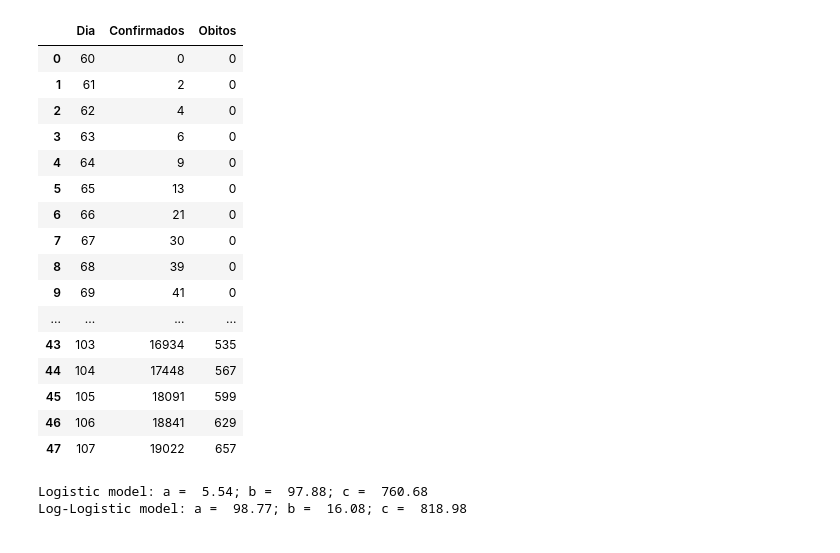
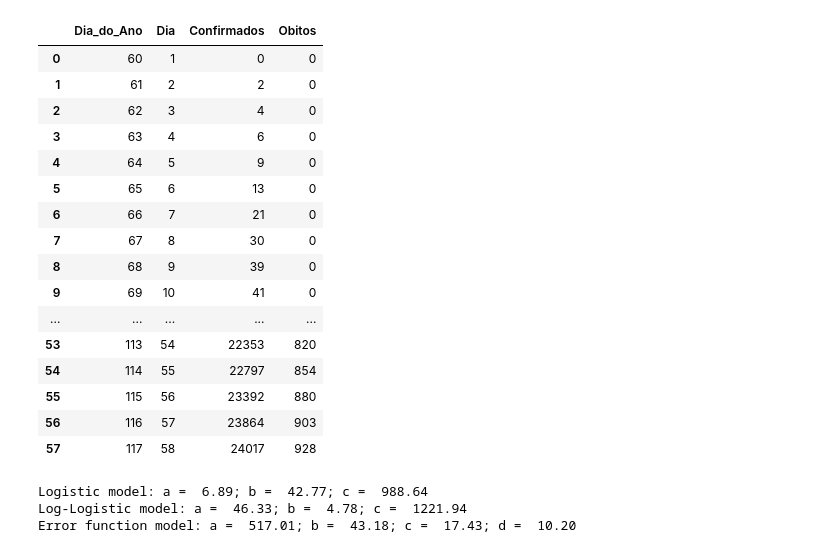
Before and after one commit to Miguel-Salgado/covid-19, a Jupyter notebook: covid-19-portugal_obitos.ipynb, the cells around one changed output. Cells and saved outputs as stored; diff of their text form; code cells hidden in the pictures.

```diff
--- a/covid-19-portugal_obitos.ipynb
+++ b/covid-19-portugal_obitos.ipynb
@@ -11,26 +12,26 @@ import matplotlib.pyplot as plt
 # %%
 # faz a leitura do ficheiro de dados localizado no github
 
 url = 'https://raw.githubusercontent.com/Miguel-Salgado/covid-19/master/obitos-e-casos-confirmados-de-cov.csv'
 df = pd.read_csv(url,error_bad_lines=False)
-# df = df[(df.T != 0).all()]
-df.head(50)
+#df = df[(df.T != 0).all()]
+df.head(60)
 # %% [output]
-|  | Dia | Confirmados | Obitos |
-| 0 | 60 | 0 | 0 |
-| 1 | 61 | 2 | 0 |
-| 2 | 62 | 4 | 0 |
-| 3 | 63 | 6 | 0 |
-| 4 | 64 | 9 | 0 |
-| 5 | 65 | 13 | 0 |
-| 6 | 66 | 21 | 0 |
-| 7 | 67 | 30 | 0 |
-| 8 | 68 | 39 | 0 |
-| 9 | 69 | 41 | 0 |
-| ... | ... | ... | ... |
-| 43 | 103 | 16934 | 535 |
-| 44 | 104 | 17448 | 567 |
-| 45 | 105 | 18091 | 599 |
-| 46 | 106 | 18841 | 629 |
-| 47 | 107 | 19022 | 657 |
+|  | Dia_do_Ano | Dia | Confirmados | Obitos |
+| 0 | 60 | 1 | 0 | 0 |
+| 1 | 61 | 2 | 2 | 0 |
+| 2 | 62 | 3 | 4 | 0 |
+| 3 | 63 | 4 | 6 | 0 |
+| 4 | 64 | 5 | 9 | 0 |
+| 5 | 65 | 6 | 13 | 0 |
+| 6 | 66 | 7 | 21 | 0 |
+| 7 | 67 | 8 | 30 | 0 |
+| 8 | 68 | 9 | 39 | 0 |
+| 9 | 69 | 10 | 41 | 0 |
+| ... | ... | ... | ... | ... |
+| 53 | 113 | 54 | 22353 | 820 |
+| 54 | 114 | 55 | 22797 | 854 |
+| 55 | 115 | 56 | 23392 | 880 |
+| 56 | 116 | 57 | 23864 | 903 |
+| 57 | 117 | 58 | 24017 | 928 |
 # %%
@@ -47,35 +51,39 @@ def log_logistic_model(x,a,b,c):
 # %%
-x = list(df.iloc[:,0])
-y = list(df.iloc[:,2])
+x = list(df.iloc[:,1])
+y = list(df.iloc[:,3])
 
-# print(x,y)
+#print(x,y)
 
 # utiliza curve_fit para fazer o ajuste dos dados, calculando os parâmetros a,b,c
 
-logistic_fit = curve_fit(logistic_model,x,y,p0=[5,100,1000])
-
-#exp_fit = curve_fit(exponential_model,x,y,p0=[577,0,104])
-
-log_logistic_fit = curve_fit(log_logistic_model,x,y,p0=[100,10,900],bounds=(0, [999., 999., 999.]))
+logistic_fit = curve_fit(logistic_model,x,y,p0=[5,40,800])
 
 param_a_logistic = logistic_fit[0][0]
 param_b_logistic = logistic_fit[0][1]
 param_c_logistic = logistic_fit[0][2]
 
-#param_a_exp = exp_fit[0][0]
-#param_b_exp = exp_fit[0][1]
-#param_c_exp = exp_fit[0][2]
+print("Logistic model: a = % 5.2f; b = % 5.2f; c = % 5.2f" %(param_a_logistic, param_b_logistic, param_c_logistic))
+
+log_logistic_fit = curve_fit(log_logistic_model,x,y,p0=[40,5,1000],bounds=(0, [9999., 9999., 9999.]))
 
 param_a_log_logistic = log_logistic_fit[0][0]
 param_b_log_logistic = log_logistic_fit[0][1]
 param_c_log_logistic = log_logistic_fit[0][2]
 
-print("Logistic model: a = % 5.2f; b = % 5.2f; c = % 5.2f" %(param_a_logistic, param_b_logistic, param_c_logistic))
-#print("Exponential model: a = % 5.2f; b = % 5.2f; c = % 5.2f" %(param_a_exp, param_b_exp, param_c_exp))
 print("Log-Logistic model: a = % 5.2f; b = % 5.2f; c = % 5.2f" %(param_a_log_logistic, param_b_log_logistic, param_c_log_logistic))
+
+erf_fit = curve_fit(error_function_model,x,y,p0=[460,40,15,7])
+
+param_a_erf = erf_fit[0][0]
+param_b_erf = erf_fit[0][1]
+param_c_erf = erf_fit[0][2]
+param_d_erf = erf_fit[0][3]
+
+print("Error function model: a = % 5.2f; b = % 5.2f; c = % 5.2f; d = % 5.2f" %(param_a_erf, param_b_erf, param_c_erf, param_d_erf))
 # %% [output]
-Logistic model: a =  5.54; b =  97.88; c =  760.68
-Log-Logistic model: a =  98.77; b =  16.08; c =  818.98
+Logistic model: a =  6.89; b =  42.77; c =  988.64
+Log-Logistic model: a =  46.33; b =  4.78; c =  1221.94
+Error function model: a =  517.01; b =  43.18; c =  17.43; d =  10.20
 # %%
 # calcula o erro associado ao ajuste efetuado
 
```
Also changed, not shown: parts of 4 cells of this notebook, 1 other file.
